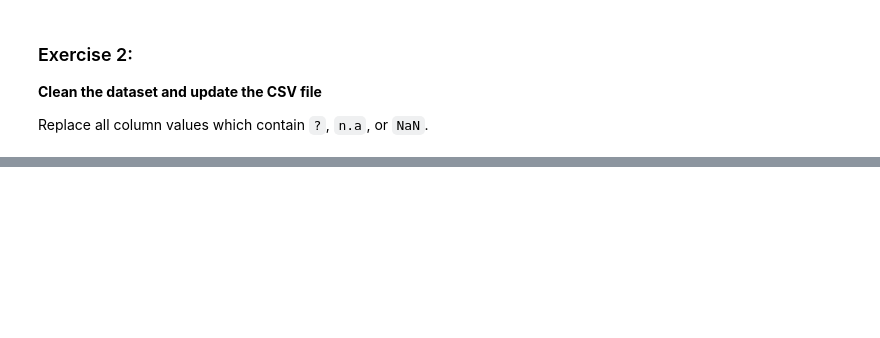
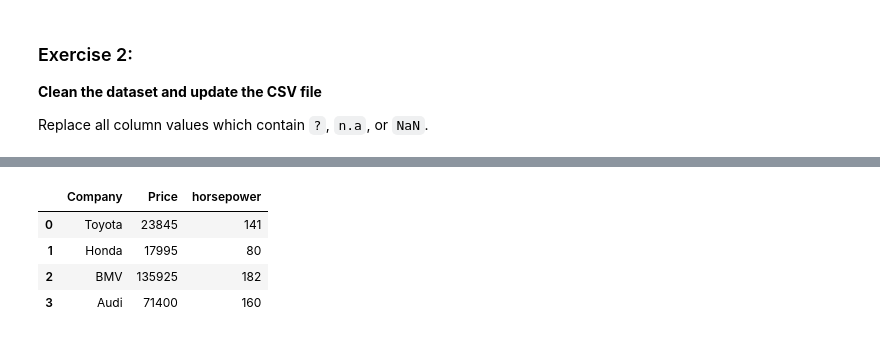
Before and after one commit to RimELMGHARI/python-bootcamp, a Jupyter notebook: exercices/part3.ipynb, the cells around one changed output, grey strips where cells are left out. Saved outputs shown, nothing was run; the diff lists cells and outputs as text; code cells hidden in the pictures; blank space fills up the shorter version.

```diff
--- a/exercices/part3.ipynb
+++ b/exercices/part3.ipynb
@@ -120,3 +275,16 @@ car_Horsepower = {'Company': ['Toyota', 'Honda', 'BMV', 'Audi'], 'horsepower': [
 **Expected Output:**
 
 ![merge_two_data_frames_and_append_new_data_frame_as_new-column.webp](attachment:merge_two_data_frames_and_append_new_data_frame_as_new-column.webp)
+# %%
+import pandas as pd
+Car_Price = {'Company': ['Toyota', 'Honda', 'BMV', 'Audi'], 'Price': [23845, 17995, 135925 , 71400]}
+df1=pd.DataFrame.from_dict(Car_Price)
+car_Horsepower = {'Company': ['Toyota', 'Honda', 'BMV', 'Audi'], 'horsepower': [141, 80, 182 , 160]}
+df2=pd.DataFrame.from_dict(car_Horsepower)
+pd.merge(df1, df2,on='Company')
+# %% [output]
+|  | Company | Price | horsepower |
+| 0 | Toyota | 23845 | 141 |
+| 1 | Honda | 17995 | 80 |
+| 2 | BMV | 135925 | 182 |
+| 3 | Audi | 71400 | 160 |
```
Also changed, not shown: parts of 8 cells of this notebook.
